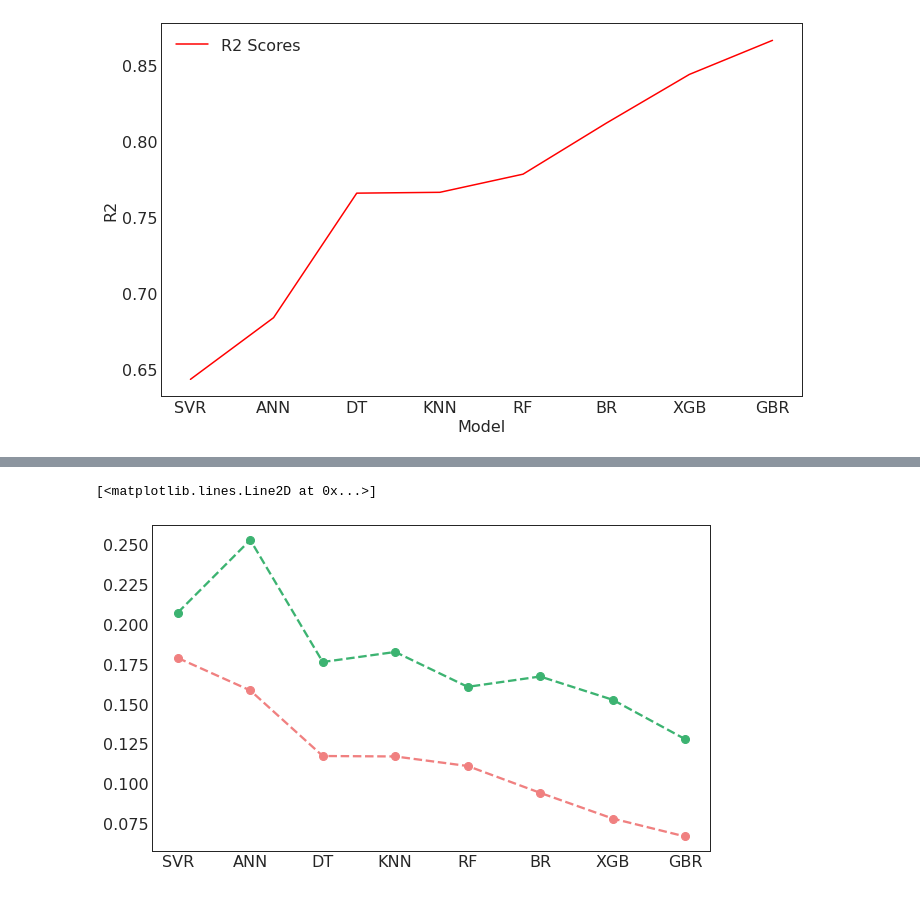
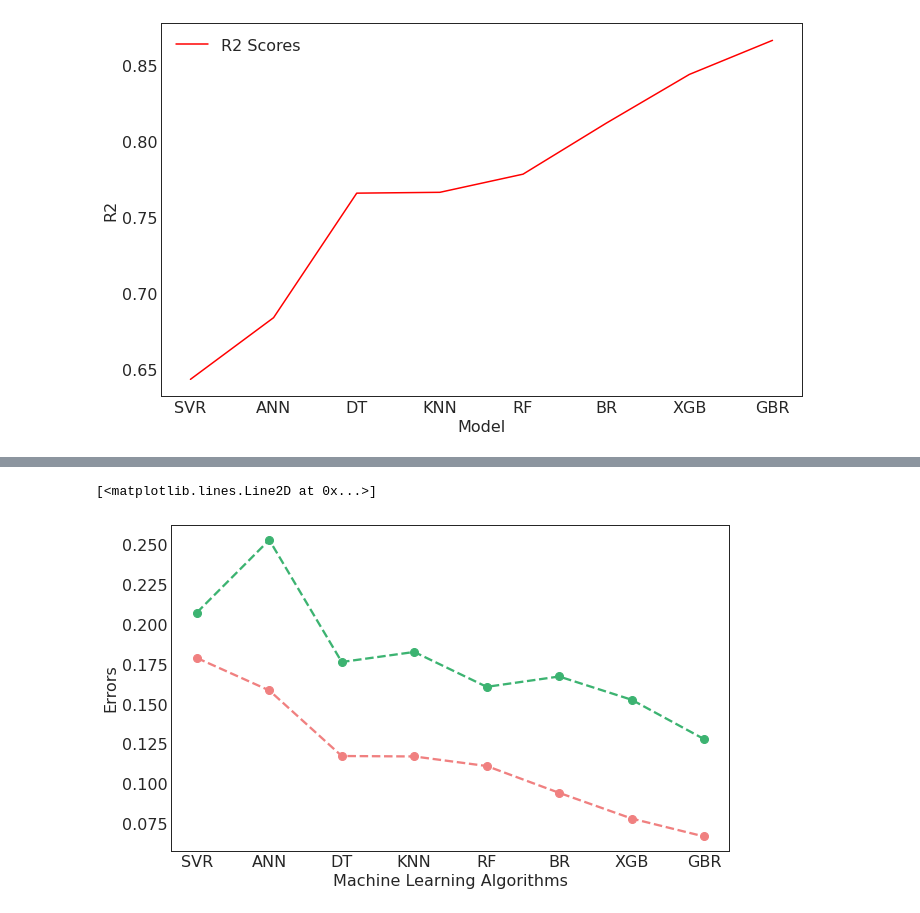
Before and after one commit to Sujal-vajire/Machine-learning-models, a Jupyter notebook: Comparative_Study_of_Various_Machine_Learning_Models_to_Predict_Fatigue_Crack_Growth_Rate.ipynb, the cells around one changed output, grey strips where cells are left out. Saved outputs shown, nothing was run; the diff lists cells and outputs as text; code cells hidden in the pictures.

```diff
--- a/Comparative_Study_of_Various_Machine_Learning_Models_to_Predict_Fatigue_Crack_Growth_Rate.ipynb
+++ b/Comparative_Study_of_Various_Machine_Learning_Models_to_Predict_Fatigue_Crack_Growth_Rate.ipynb
@@ -452,19 +463,22 @@ plt.plot(Model, MSE, marker = "o", linestyle='dashed', linewidth=2 , color= 'tom
 # %%
 Data = pd.read_excel('R2.xlsx')
 Model = Data.iloc[:, -1].values
 MAE = Data.iloc[:, -2].values
 MSE = Data.iloc[:, -3].values
 R2 = Data.iloc[:, -4].values
 
 f = plt.figure()
 f.set_figwidth(10)
 f.set_figheight(6)
 
+plt.xlabel('Machine Learning Algorithms')
+plt.ylabel('Errors')
+plt.savefig("MAE&MSE.png", format="png", dpi=600)
 plt.plot(Model, MAE, marker = "o", markersize=8, linestyle='dashed', linewidth=2.3 , color= 'mediumseagreen' )
 plt.plot(Model, MSE, marker = "o", markersize=8, linestyle='dashed', linewidth=2.3 , color= 'lightcoral')
 # %% [output]
 [<matplotlib.lines.Line2D at 0x...>]
-[figure, old version]
+[figure, new version]
 # %%
 
 # gb = gbr.predict(df_final[['Post Processing','Built Orientation','SIF']])
```
Also changed, not shown: parts of 4 cells of this notebook.
